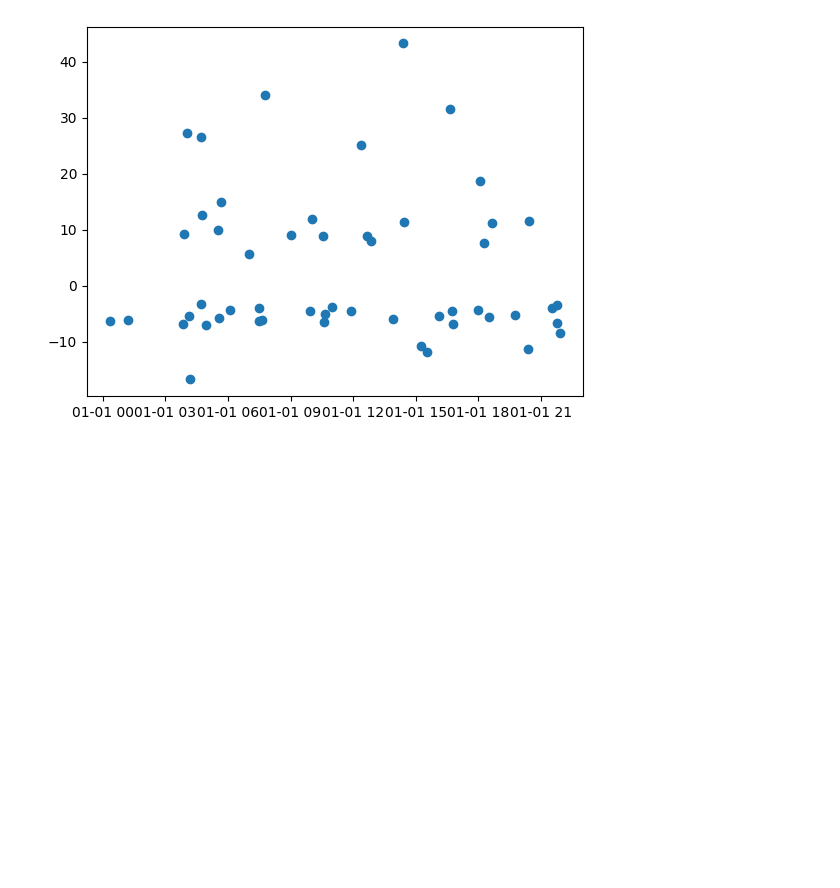
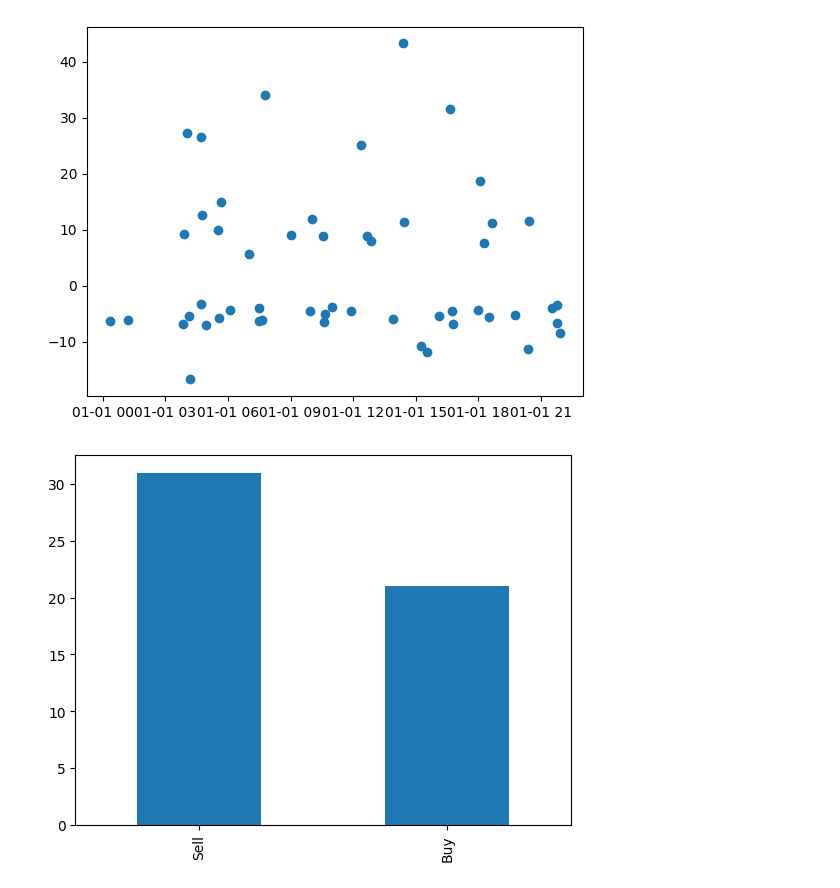
Before and after one commit to ToluPaul/forex, a Jupyter notebook: forex_pred.ipynb, the cells around one changed output. Drawn from its saved outputs; the diff is of its cells as text; code cells hidden in the pictures; blank space fills up the shorter version.

```diff
--- a/forex_pred.ipynb
+++ b/forex_pred.ipynb
@@ -171,3 +171,8 @@ plt.scatter(vix['Time'], vix['cost'])
 plt.show()
 # %% [output]
 [figure]
+# %%
+vix['Action'].value_counts().plot(kind = 'bar')
+plt.show()
+# %% [output]
+[figure, added]
```
Also changed, not shown: parts of 1 cell of this notebook.
